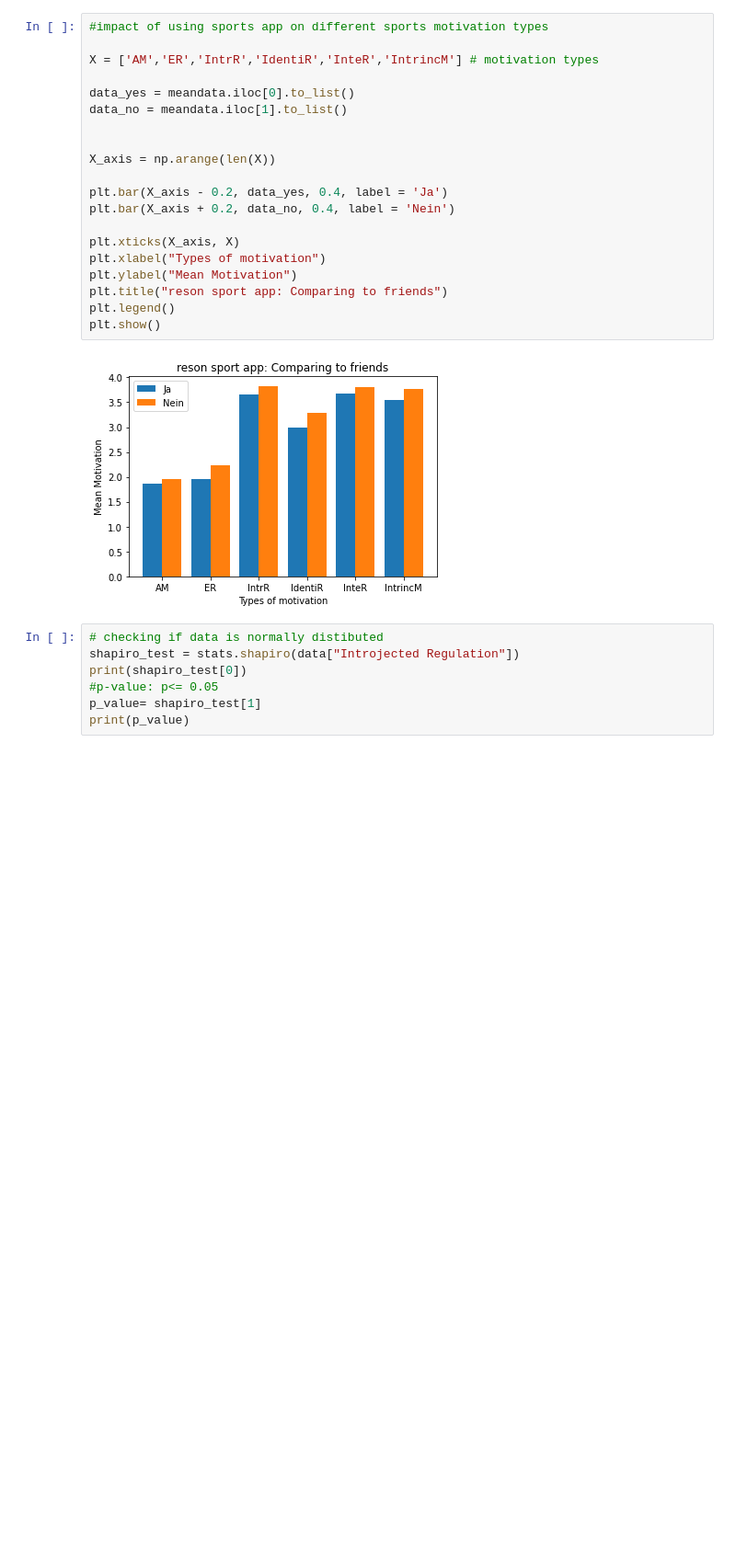
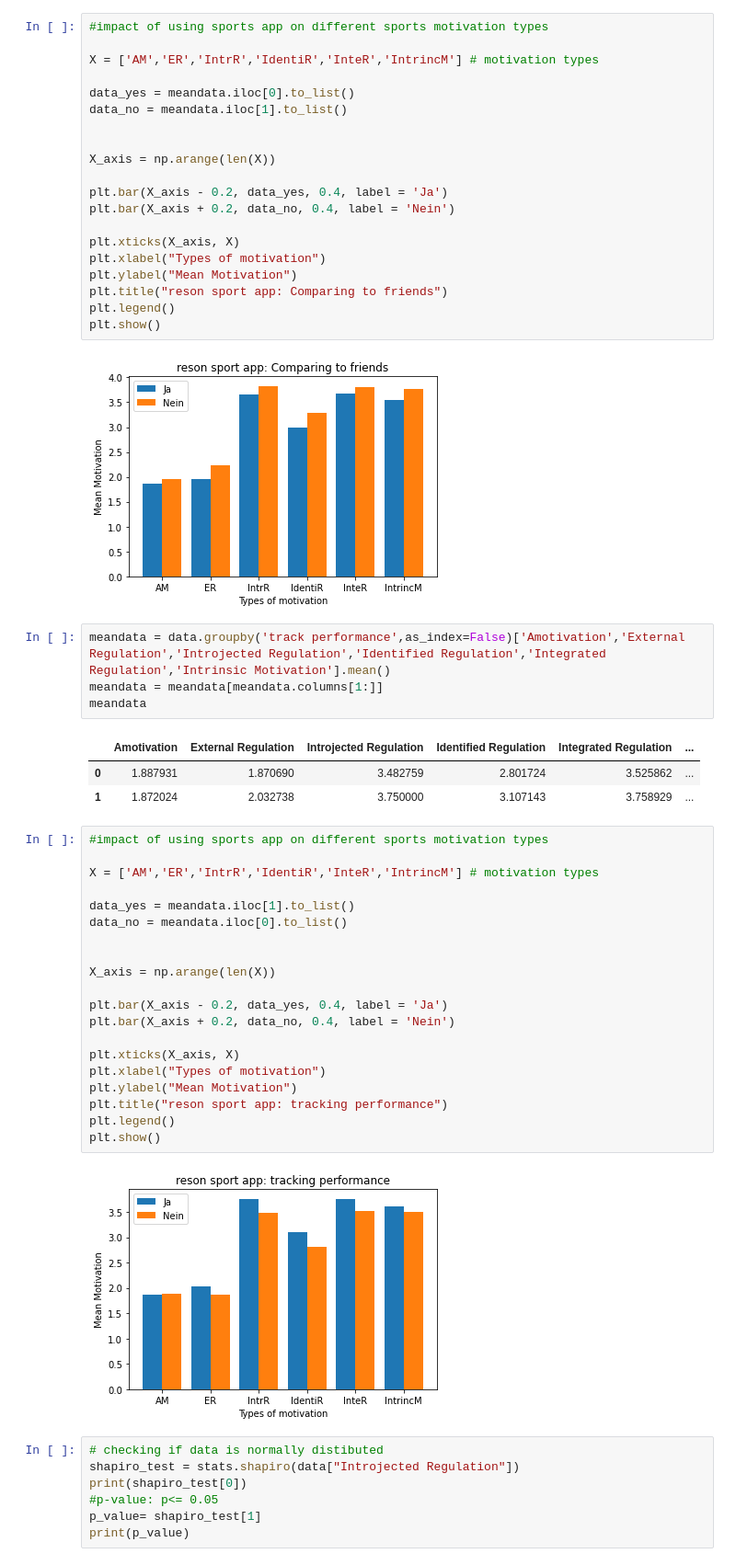
Before and after one commit to leaambrosius/emse, a Jupyter notebook: evaluation_lambrosi.ipynb, the cells around one changed output. Shown at 92% size. Drawn from its saved outputs; the diff is of its cells as text; blank space fills up the shorter version.

Commit message:
reason sport app: tracking performance

```diff
--- a/evaluation_lambrosi.ipynb
+++ b/evaluation_lambrosi.ipynb
@@ -225,6 +225,36 @@ plt.legend()
 plt.show()
 # %% [output]
 [figure]
+# %%
+meandata = data.groupby('track performance',as_index=False)['Amotivation','External Regulation','Introjected Regulation','Identified Regulation','Integrated Regulation','Intrinsic Motivation'].mean()
+meandata = meandata[meandata.columns[1:]]
+meandata
+# %% [output]
+|  | Amotivation | External Regulation | Introjected Regulation | Identified Regulation | Integrated Regulation | ... |
+| 0 | 1.887931 | 1.870690 | 3.482759 | 2.801724 | 3.525862 | ... |
+| 1 | 1.872024 | 2.032738 | 3.750000 | 3.107143 | 3.758929 | ... |
+# %%
+#impact of using sports app on different sports motivation types
+
+X = ['AM','ER','IntrR','IdentiR','InteR','IntrincM'] # motivation types
+
+data_yes = meandata.iloc[1].to_list()
+data_no = meandata.iloc[0].to_list()
+
+
+X_axis = np.arange(len(X))
+
+plt.bar(X_axis - 0.2, data_yes, 0.4, label = 'Ja')
+plt.bar(X_axis + 0.2, data_no, 0.4, label = 'Nein')
+
+plt.xticks(X_axis, X)
+plt.xlabel("Types of motivation")
+plt.ylabel("Mean Motivation")
+plt.title("reson sport app: tracking performance")
+plt.legend()
+plt.show()
+# %% [output]
+[figure, added]
 # %%
 # checking if data is normally distibuted
 shapiro_test = stats.shapiro(data["Introjected Regulation"])
```
Also changed, not shown: parts of 1 cell of this notebook, 2 other files.
